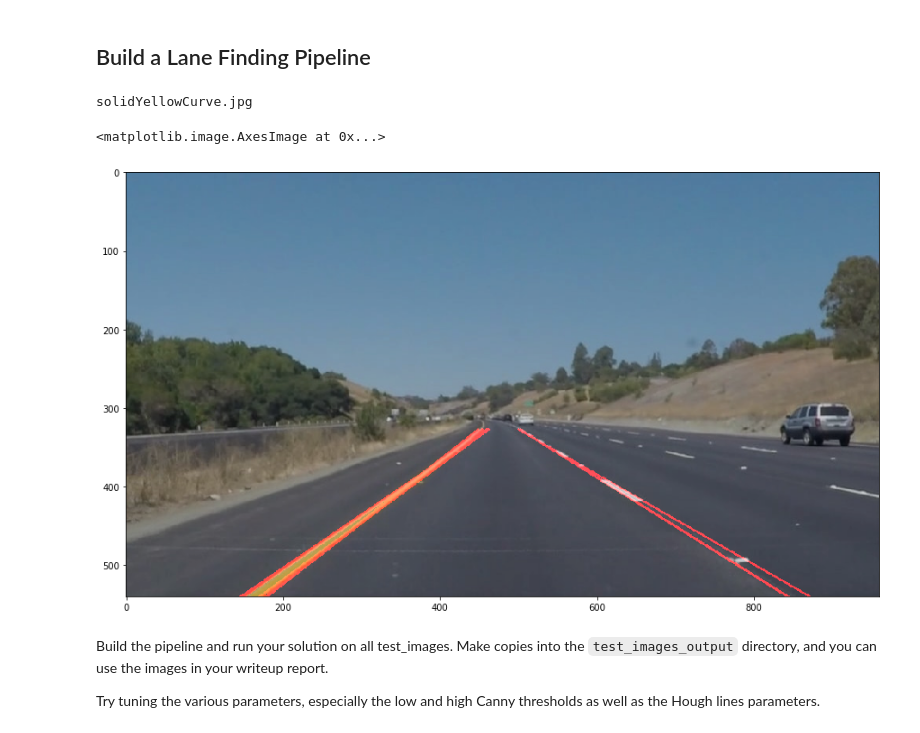
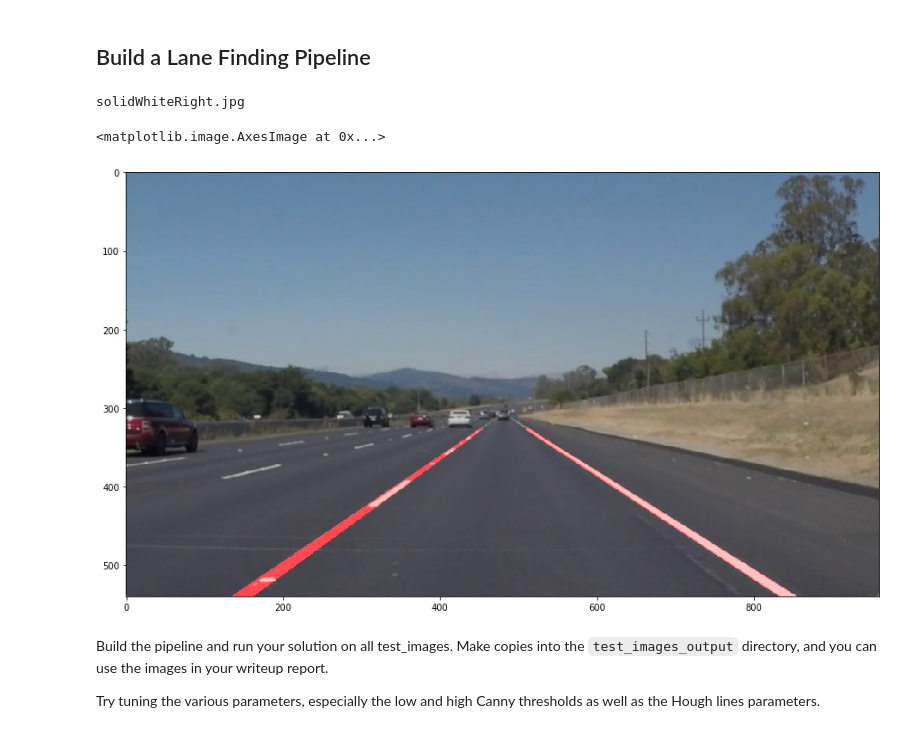
Before and after one commit to SimkinTheWizard/SDC_P1_LaneDetection, a Jupyter notebook: P1.ipynb, the cells around one changed output. Drawn from its saved outputs; the diff is of its cells as text; code cells hidden in the pictures.

```diff
--- a/P1.ipynb
+++ b/P1.ipynb
@@ -196,36 +240,36 @@ fileNames = os.listdir("test_images/")
 # %%
 # TODO: Build your pipeline that will draw lane lines on the test_images
 # then save them to the test_images directory.
 
 def process (frame):
     shape = frame.shape
     width = shape[1]
     height= shape[0]
     region_top = height/1.65
     vertices=np.array([[(width/12,height),(width/12*5,region_top),(width/12*7,region_top),(width/12*11,height)]], dtype=np.int32)
     canny_low_thresh= 70
     canny_high_thresh= 150
 
     gray = grayscale(frame)
-    blurred = gaussian_blur(gray,5)
+    blurred = gaussian_blur(gray,3)
     edges = canny(blurred,canny_low_thresh,canny_high_thresh)
     masked = region_of_interest(edges,vertices)
-    lines = hough_lines(img=masked, rho=3, theta=np.pi/180*2, threshold=100, min_line_len=10, max_line_gap=100, top=region_top, bottom=height)
+    lines = hough_lines(img=masked, rho=2, theta=np.pi/180*1, threshold=50, min_line_len=90, max_line_gap=150, top=region_top, bottom=height)
     weighted = weighted_img(initial_img=frame,img=lines)
     return weighted
 
 
-fileName = fileNames[2]
+fileName = fileNames[1]
 print(fileName)
 frame = mpimg.imread("test_images/"+fileName)
 processed = process(frame)
 plt.figure(figsize = (15,15))
 plt.imshow(processed,cmap='gray')
     #plt.imshow(frame)
 # %% [output]
-solidYellowCurve.jpg
+solidWhiteRight.jpg
 <matplotlib.image.AxesImage at 0x...>
-[figure, old version]
+[figure, new version]
 # %% [markdown]
 Build the pipeline and run your solution on all test_images. Make copies into the `test_images_output` directory, and you can use the images in your writeup report.
 
```
Also changed, not shown: parts of 5 cells of this notebook, 3 other files.
